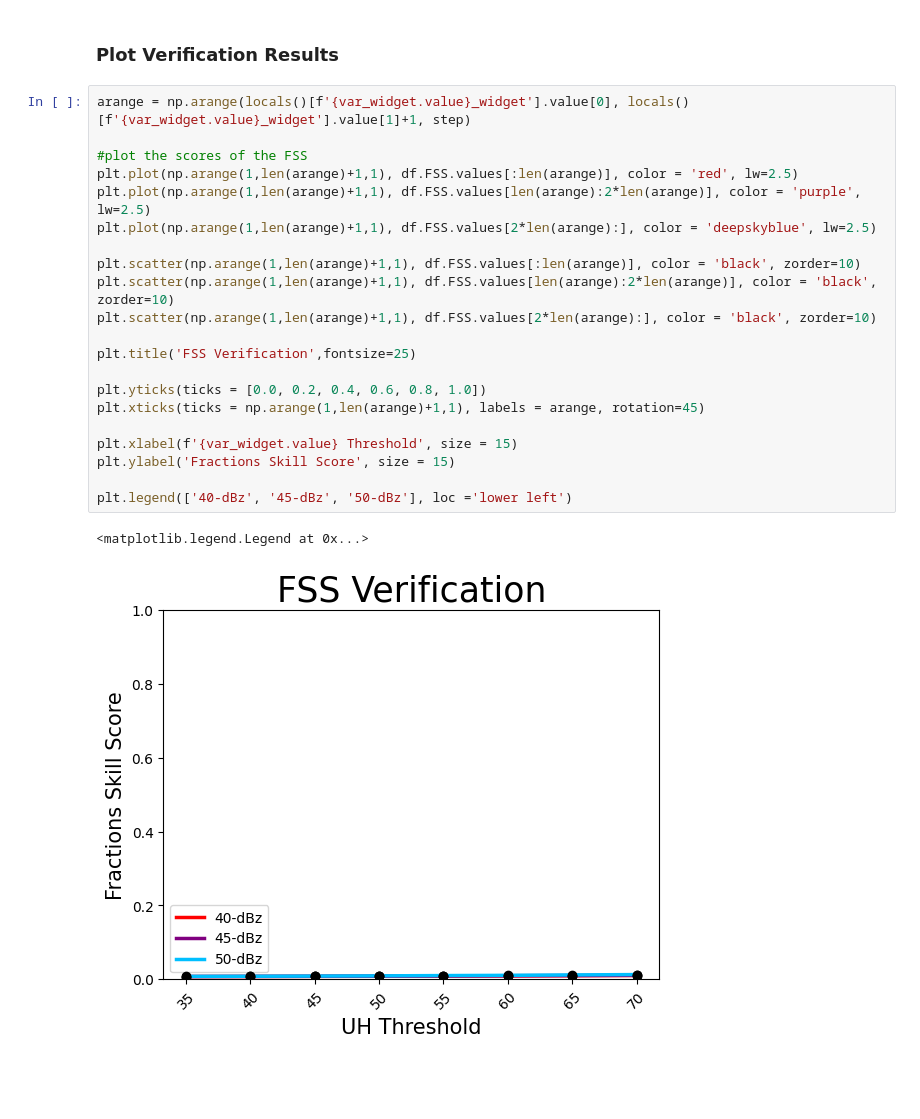
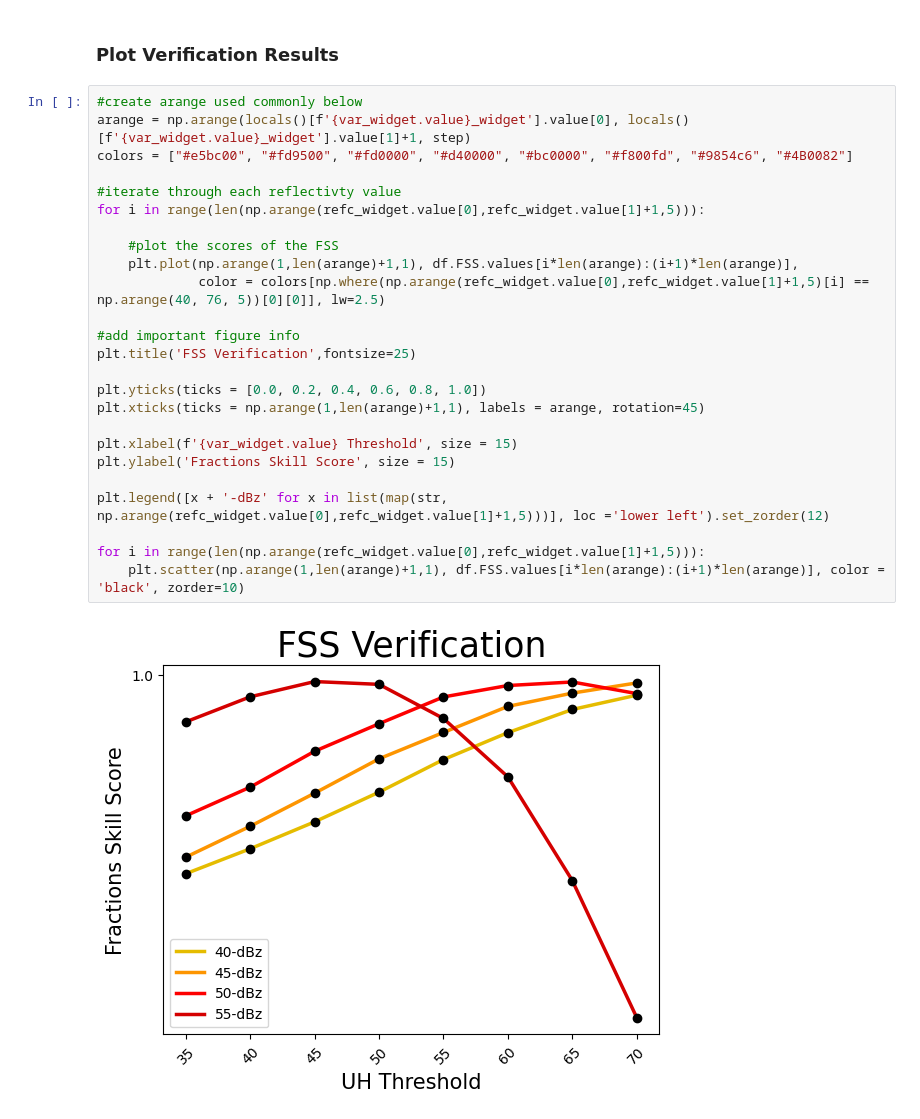
Before and after one commit to jcorner1/SYN_SERV, a Jupyter notebook: Practice_Code/Verification/FSS_Single_hazard_Widget_var_verification_testing.ipynb, the cells around one changed output. Saved outputs shown, nothing was run; the diff lists cells and outputs as text; blank space fills up the shorter version.

Commit message:
Update verification plots for refc

```diff
--- a/Practice_Code/Verification/FSS_Single_hazard_Widget_var_verification_testing.ipynb
+++ b/Practice_Code/Verification/FSS_Single_hazard_Widget_var_verification_testing.ipynb
@@ -408,26 +408,29 @@ VAR:70   DBZ:50   DIFF:-70115   FSS:0.012964582175387318
 # %% [markdown]
 ### Plot Verification Results
 # %%
+#create arange used commonly below
 arange = np.arange(locals()[f'{var_widget.value}_widget'].value[0], locals()[f'{var_widget.value}_widget'].value[1]+1, step)
+colors = ["#e5bc00", "#fd9500", "#fd0000", "#d40000", "#bc0000", "#f800fd", "#9854c6", "#4B0082"]
 
-#plot the scores of the FSS
-plt.plot(np.arange(1,len(arange)+1,1), df.FSS.values[:len(arange)], color = 'red', lw=2.5)
-plt.plot(np.arange(1,len(arange)+1,1), df.FSS.values[len(arange):2*len(arange)], color = 'purple', lw=2.5)
-plt.plot(np.arange(1,len(arange)+1,1), df.FSS.values[2*len(arange):], color = 'deepskyblue', lw=2.5)
+#iterate through each reflectivty value
+for i in range(len(np.arange(refc_widget.value[0],refc_widget.value[1]+1,5))):
 
-plt.scatter(np.arange(1,len(arange)+1,1), df.FSS.values[:len(arange)], color = 'black', zorder=10)
-plt.scatter(np.arange(1,len(arange)+1,1), df.FSS.values[len(arange):2*len(arange)], color = 'black', zorder=10)
-plt.scatter(np.arange(1,len(arange)+1,1), df.FSS.values[2*len(arange):], color = 'black', zorder=10)
+    #plot the scores of the FSS
+    plt.plot(np.arange(1,len(arange)+1,1), df.FSS.values[i*len(arange):(i+1)*len(arange)],
+             color = colors[np.where(np.arange(refc_widget.value[0],refc_widget.value[1]+1,5)[i] == np.arange(40, 76, 5))[0][0]], lw=2.5)
 
+#add important figure info
 plt.title('FSS Verification',fontsize=25)
 
 plt.yticks(ticks = [0.0, 0.2, 0.4, 0.6, 0.8, 1.0])
 plt.xticks(ticks = np.arange(1,len(arange)+1,1), labels = arange, rotation=45)
 
 plt.xlabel(f'{var_widget.value} Threshold', size = 15)
 plt.ylabel('Fractions Skill Score', size = 15)
 
-plt.legend(['40-dBz', '45-dBz', '50-dBz'], loc ='lower left')
+plt.legend([x + '-dBz' for x in list(map(str, np.arange(refc_widget.value[0],refc_widget.value[1]+1,5)))], loc ='lower left').set_zorder(12)
+
+for i in range(len(np.arange(refc_widget.value[0],refc_widget.value[1]+1,5))):
+    plt.scatter(np.arange(1,len(arange)+1,1), df.FSS.values[i*len(arange):(i+1)*len(arange)], color = 'black', zorder=10)
 # %% [output]
-<matplotlib.legend.Legend at 0x...>
-[figure, old version]
+[figure, new version]
```
Also changed, not shown: parts of 3 cells of this notebook.
